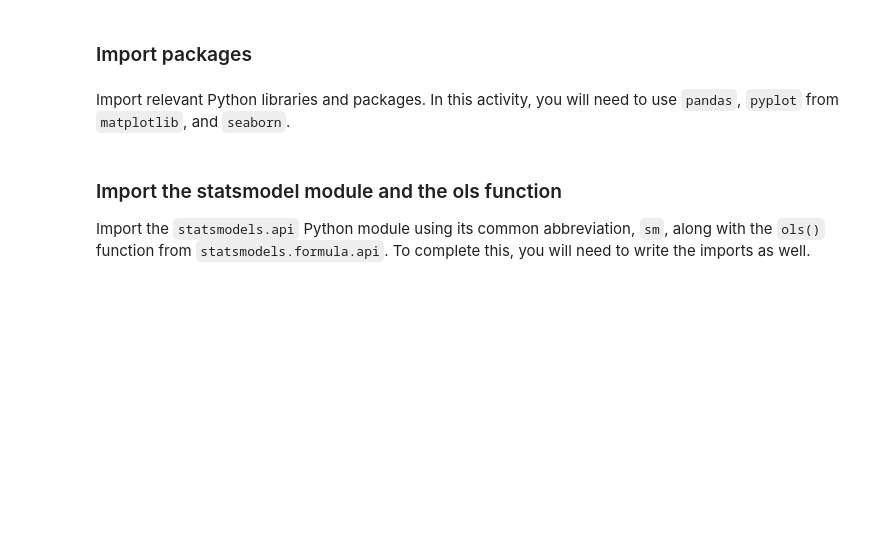
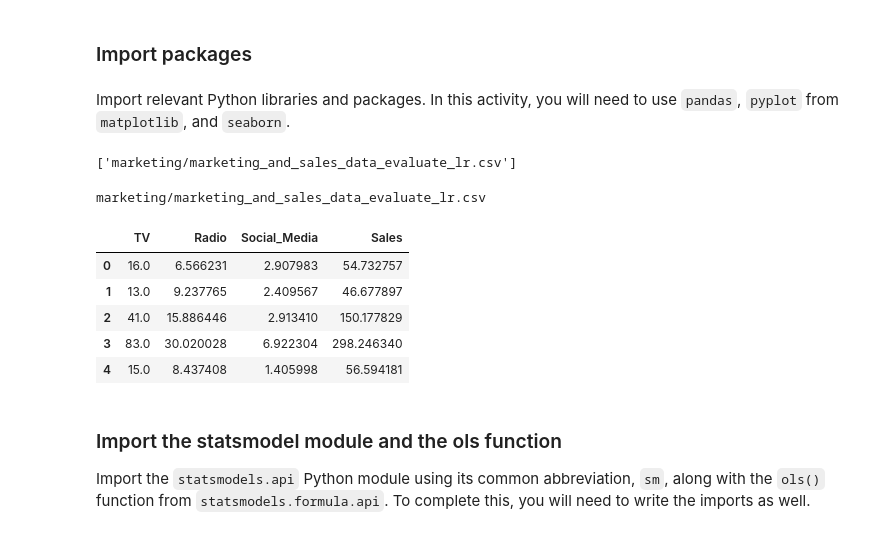
Before and after one commit to heidless-stillwater/data-cleaning-worksheet-1, a Jupyter notebook: notebooks/GOOGLE-LABS/labs/linear-regression-0/Activity_Evaluate simple linear regression.ipynb, the cells around one changed output. Cells and saved outputs as stored; diff of their text form; code cells hidden in the pictures; blank space fills up the shorter version.

```diff
--- a/notebooks/GOOGLE-LABS/labs/linear-regression-0/Activity_Evaluate simple linear regression.ipynb
+++ b/notebooks/GOOGLE-LABS/labs/linear-regression-0/Activity_Evaluate simple linear regression.ipynb
@@ -17,3 +63,59 @@ Import relevant Python libraries and packages. In this activity, you will need t
+# %%
+#storage_client =  storage.Client.from_service_account_json('../heidless-jupyter-0-d2008100d98c.json')
+storage_client =  storage.Client()
+
+BUCKET_NAME = 'heidless-jupyter-bucket-0'
+
+bucket = storage_client.get_bucket(BUCKET_NAME)
+
+AllCSV = []
+my_prefix = 'marketing/'
+my_file = 'marketing_and_sales_data_evaluate_lr.csv'
+full_file = my_prefix + my_file
+#print(f'full_file: {full_file}')
+
+file_names = list(bucket.list_blobs(prefix=my_prefix))
+for file in file_names:
+    if(file.name != my_prefix):
+        if file.name == full_file:
+            AllCSV.append(file.name)
+#            print(file.name)
+AllCSV
+# %% [output]
+['marketing/marketing_and_sales_data_evaluate_lr.csv']
+# %%
+# RUN THIS CELL TO IMPORT YOUR DATA.
+
+### YOUR CODE HERE ###
+#companies = pd.read_csv("Unicorn_Companies.csv")
+
+# Display the first 10 rows of the data
+all_dataframes = []
+
+for csv in AllCSV:
+    blob = bucket.get_blob(csv)
+    if blob is not None and blob.exists(storage_client):
+        bt = blob.download_as_string()
+        s = str(bt, 'ISO-8859-1')
+        s = StringIO(s)
+        df = pd.read_csv(s, encoding='ISO-8859-1', low_memory=False)
+
+        #df['country'] = csv[0:2] # adding column 'country' so that each dataset could be identified uniquely
+        all_dataframes.append(df)
+        print(csv)
+
+#all_dataframes[0].head() # index 0 to 9 for [CA, DE, FR, GB, IN, JP, KR, MX, RU, US] datasets
+
+data = all_dataframes[0]
+data.head()
+# %% [output]
+marketing/marketing_and_sales_data_evaluate_lr.csv
+|  | TV | Radio | Social_Media | Sales |
+| 0 | 16.0 | 6.566231 | 2.907983 | 54.732757 |
+| 1 | 13.0 | 9.237765 | 2.409567 | 46.677897 |
+| 2 | 41.0 | 15.886446 | 2.913410 | 150.177829 |
+| 3 | 83.0 | 30.020028 | 6.922304 | 298.246340 |
+| 4 | 15.0 | 8.437408 | 1.405998 | 56.594181 |
 # %%
 # Import pandas, pyplot from matplotlib, and seaborn.
 
```
Also changed, not shown: parts of 2 cells of this notebook.
